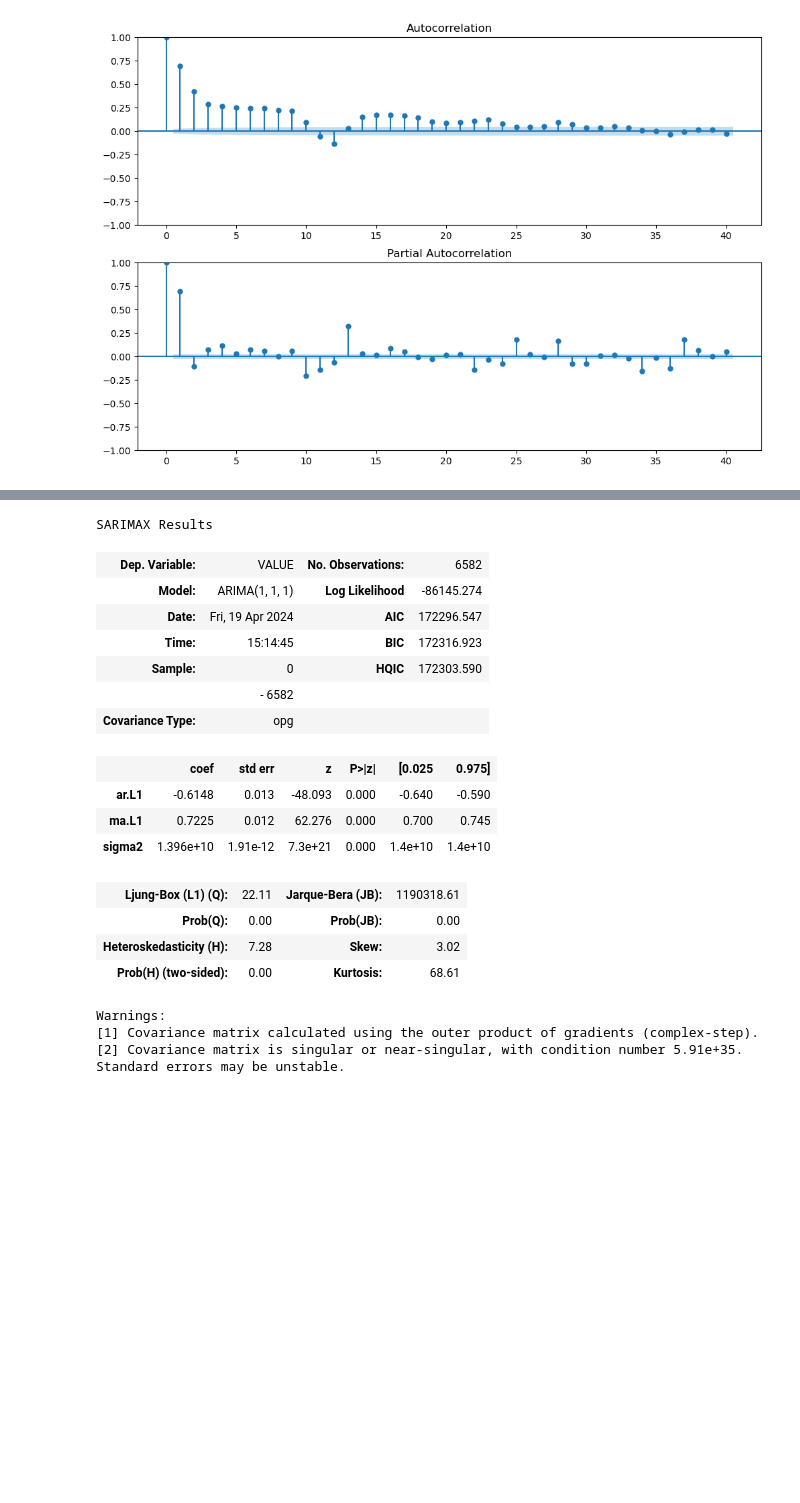
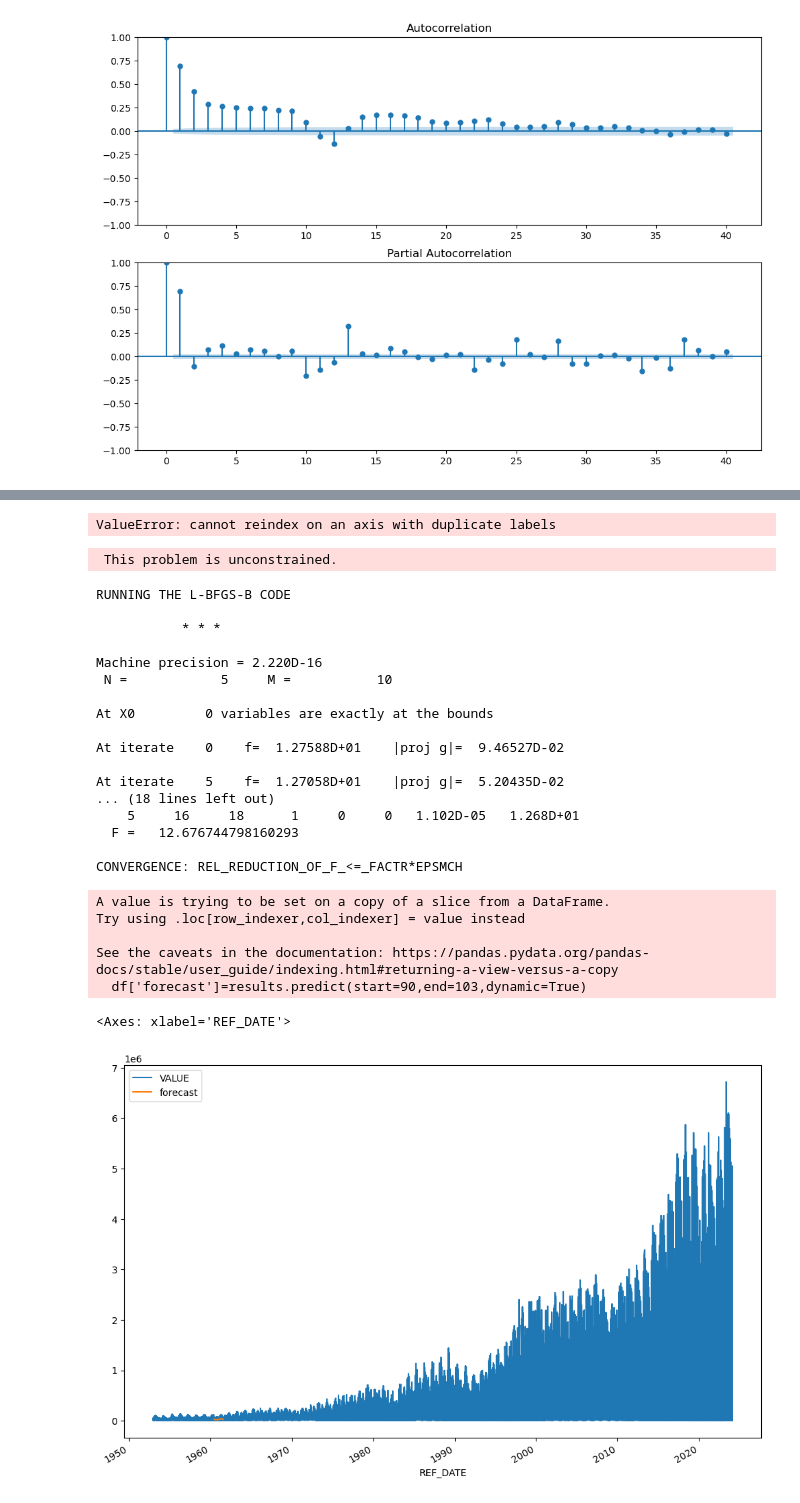
Before and after one commit to CLIUKELLY/ARIMA-Time-Serie-Forecasting, a Jupyter notebook: 02. ARIMA Time Series Forecasting.ipynb, the cells around one changed output, grey strips where cells are left out. Drawn from its saved outputs; the diff is of its cells as text; code cells hidden in the pictures; blank space fills up the shorter version.

```diff
--- a/02. ARIMA Time Series Forecasting.ipynb
+++ b/02. ARIMA Time Series Forecasting.ipynb
@@ -151,28 +164,37 @@ between arima and model) and statsmodels.tsa.SARIMAX.
-# %%
-# For non-seasonal data
-# p=1, d=1, q=0 or 1
-from statsmodels.tsa.arima.model import ARIMA
-
-model = ARIMA(df['VALUE'], order=(1, 1, 1))
-model_fit = model.fit()
-model_fit.summary()
-# %% [output]
-SARIMAX Results
-| Dep. Variable: | VALUE | No. Observations: | 6582 |
-| Model: | ARIMA(1, 1, 1) | Log Likelihood | -86145.274 |
-| Date: | Fri, 19 Apr 2024 | AIC | 172296.547 |
-| Time: | 15:14:45 | BIC | 172316.923 |
-| Sample: | 0 | HQIC | 172303.590 |
-|  | - 6582 |  |  |
-| Covariance Type: | opg |  |  |
-|  | coef | std err | z | P>|z| | [0.025 | 0.975] |
-| ar.L1 | -0.6148 | 0.013 | -48.093 | 0.000 | -0.640 | -0.590 |
-| ma.L1 | 0.7225 | 0.012 | 62.276 | 0.000 | 0.700 | 0.745 |
-| sigma2 | 1.396e+10 | 1.91e-12 | 7.3e+21 | 0.000 | 1.4e+10 | 1.4e+10 |
-| Ljung-Box (L1) (Q): | 22.11 | Jarque-Bera (JB): | 1190318.61 |
-| Prob(Q): | 0.00 | Prob(JB): | 0.00 |
-| Heteroskedasticity (H): | 7.28 | Skew: | 3.02 |
-| Prob(H) (two-sided): | 0.00 | Kurtosis: | 68.61 |
-Warnings:
-[1] Covariance matrix calculated using the outer product of gradients (complex-step).
-[2] Covariance matrix is singular or near-singular, with condition number 5.91e+35. Standard errors may be unstable.
+# %%
+df['forecast']=model_fit.predict(start=5000,end=6581,dynamic=True)
+df[['VALUE','forecast']].plot(figsize=(30,8))
+# %% [output]
+ValueError: cannot reindex on an axis with duplicate labels
+# %%
+import statsmodels.api as sm
+model=sm.tsa.statespace.SARIMAX(df['VALUE'],order=(1, 1, 1),seasonal_order=(1,1,1,12))
+results=model.fit()
+df['forecast']=results.predict(start=90,end=103,dynamic=True)
+df[['VALUE','forecast']].plot(figsize=(12,8))
+# %% [output]
+ This problem is unconstrained.
+RUNNING THE L-BFGS-B CODE
+
+           * * *
+
+Machine precision = 2.220D-16
+ N =            5     M =           10
+
+At X0         0 variables are exactly at the bounds
+
+At iterate    0    f=  1.27588D+01    |proj g|=  9.46527D-02
+
+At iterate    5    f=  1.27058D+01    |proj g|=  5.20435D-02
+... (18 lines left out)
+    5     16     18      1     0     0   1.102D-05   1.268D+01
+  F =   12.676744798160293
+
+CONVERGENCE: REL_REDUCTION_OF_F_<=_FACTR*EPSMCH
+A value is trying to be set on a copy of a slice from a DataFrame.
+Try using .loc[row_indexer,col_indexer] = value instead
+
+See the caveats in the documentation: https://pandas.pydata.org/pandas-docs/stable/user_guide/indexing.html#returning-a-view-versus-a-copy
+  df['forecast']=results.predict(start=90,end=103,dynamic=True)
+<Axes: xlabel='REF_DATE'>
+[figure, added]
```
Also changed, not shown: parts of 1 cell of this notebook.
